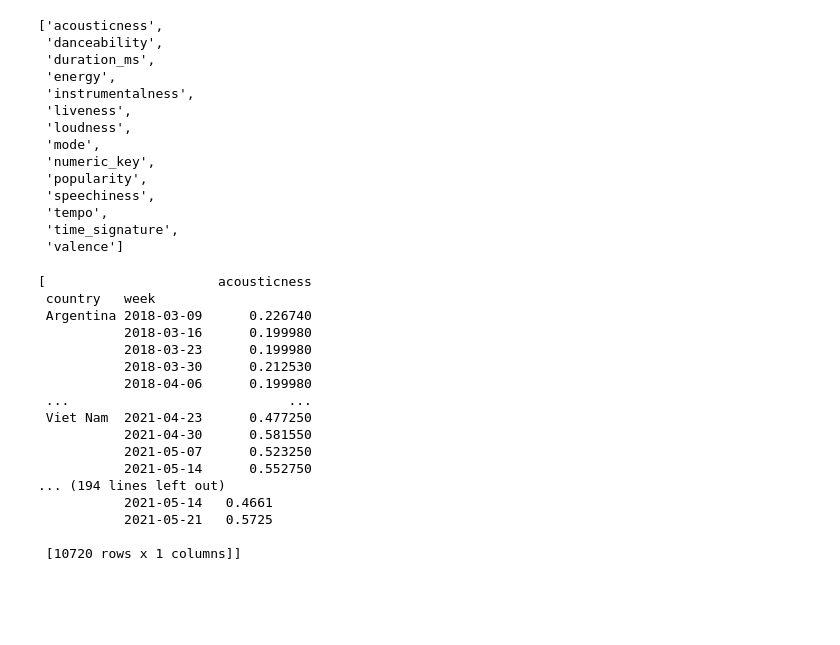
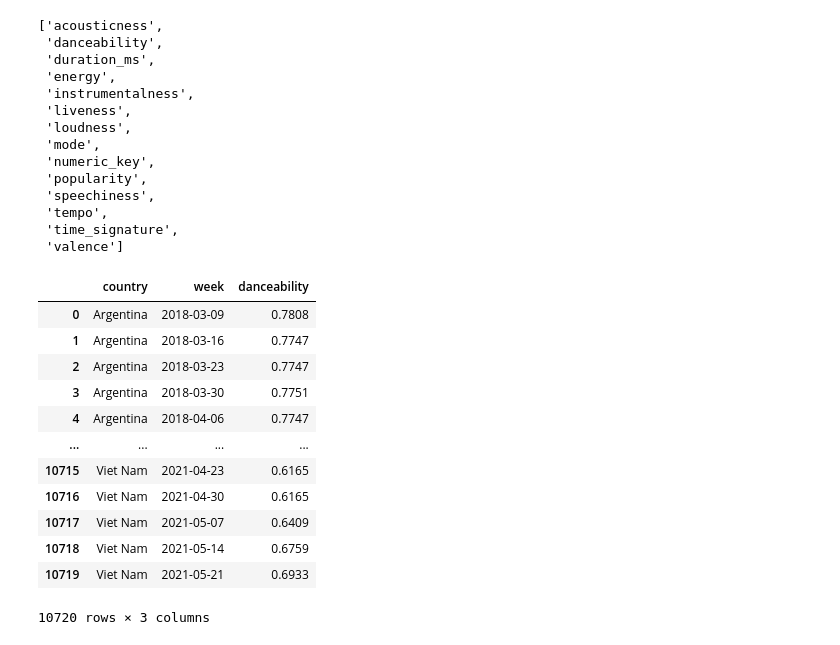
Before and after one commit to ShakedZrihen/worldwide-song-hit-formula, a Jupyter notebook: WorldWideTopHitPrediction.ipynb, the cells around one changed output. Drawn from its saved outputs; the diff is of its cells as text; code cells hidden in the pictures; blank space fills up the shorter version.

```diff
--- a/WorldWideTopHitPrediction.ipynb
+++ b/WorldWideTopHitPrediction.ipynb
@@ -167,23 +189,20 @@ features
  'time_signature',
  'valence']
 # %%
-mean_features_dfs = [top10_by_country.reset_index()[['country', 'week', feature]].copy().groupby(['country', 'week']).mean() for feature in features]
-mean_features_dfs
+mean_features_dfs = [top10_by_country.reset_index()[['country', 'week', feature]].copy().groupby(['country', 'week']).mean().reset_index() for feature in features]
-# %% [output]
-[                      acousticness
- country   week
- Argentina 2018-03-09      0.226740
-           2018-03-16      0.199980
-           2018-03-23      0.199980
-           2018-03-30      0.212530
-           2018-04-06      0.199980
- ...                            ...
- Viet Nam  2021-04-23      0.477250
-           2021-04-30      0.581550
-           2021-05-07      0.523250
-           2021-05-14      0.552750
-... (194 lines left out)
-           2021-05-14   0.4661
-           2021-05-21   0.5725
-
- [10720 rows x 1 columns]]
+# %%
+mean_features_dfs[1]
+# %% [output]
+|  | country | week | danceability |
+| 0 | Argentina | 2018-03-09 | 0.7808 |
+| 1 | Argentina | 2018-03-16 | 0.7747 |
+| 2 | Argentina | 2018-03-23 | 0.7747 |
+| 3 | Argentina | 2018-03-30 | 0.7751 |
+| 4 | Argentina | 2018-04-06 | 0.7747 |
+| ... | ... | ... | ... |
+| 10715 | Viet Nam | 2021-04-23 | 0.6165 |
+| 10716 | Viet Nam | 2021-04-30 | 0.6165 |
+| 10717 | Viet Nam | 2021-05-07 | 0.6409 |
+| 10718 | Viet Nam | 2021-05-14 | 0.6759 |
+| 10719 | Viet Nam | 2021-05-21 | 0.6933 |
+10720 rows × 3 columns
```
Also changed, not shown: parts of 6 cells of this notebook.
